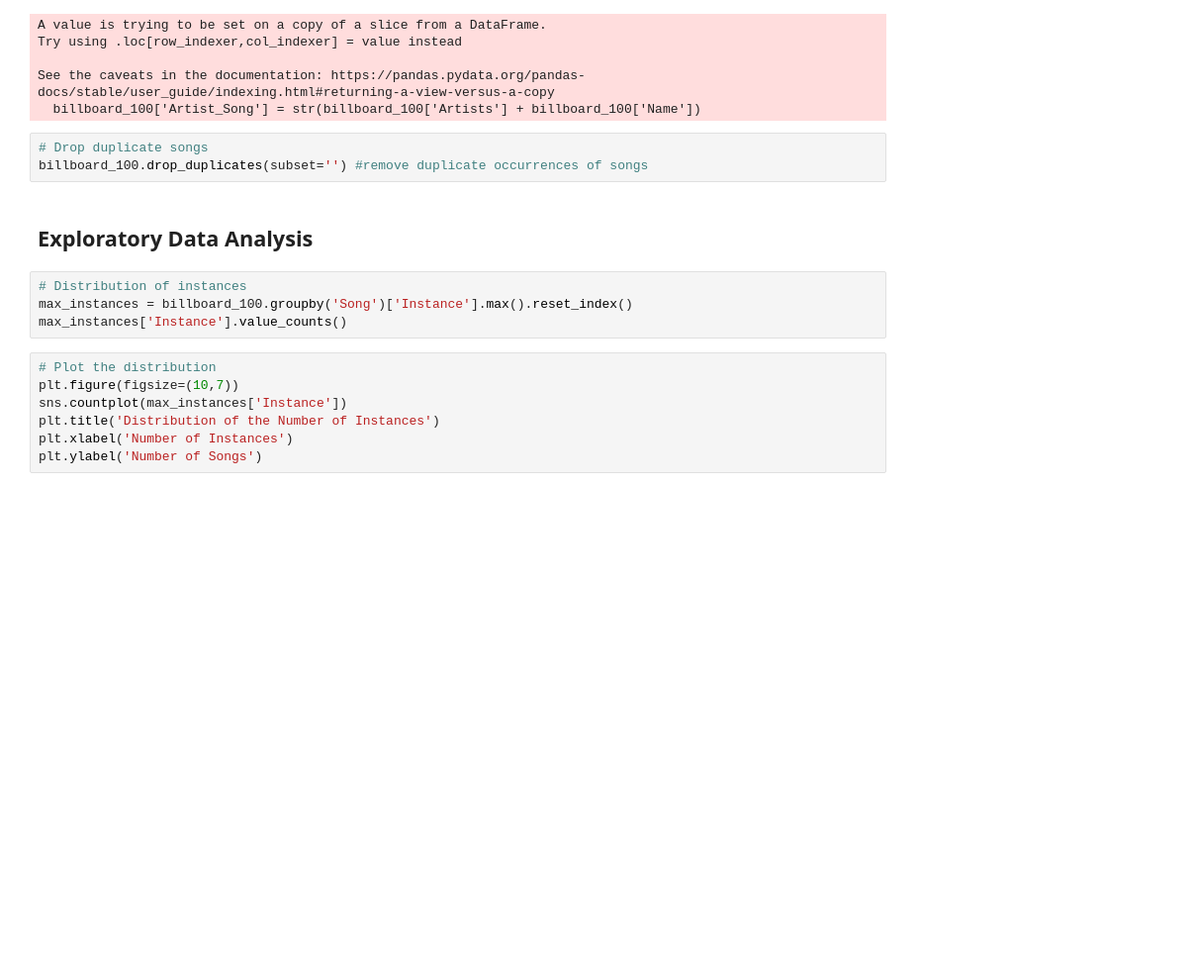
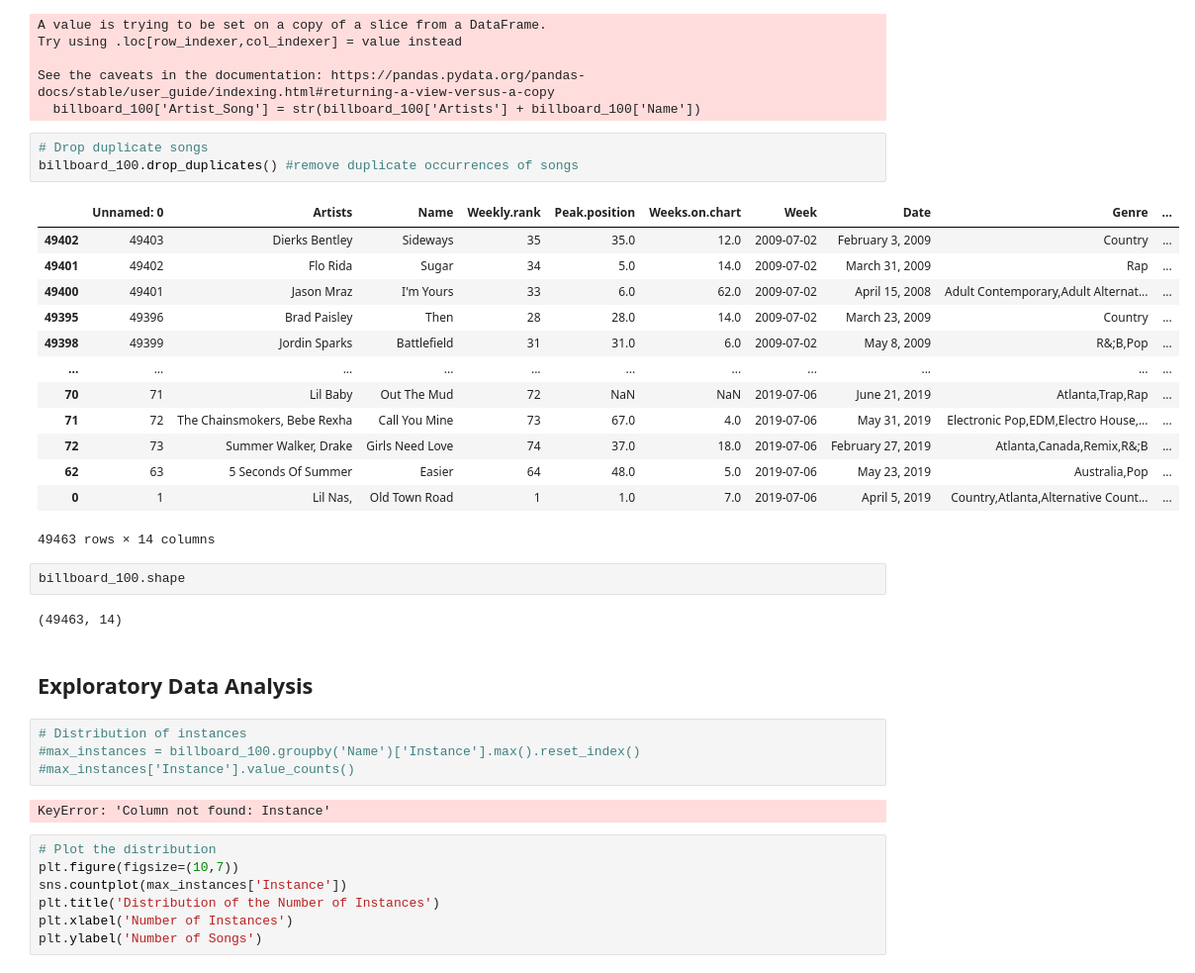
Before and after one commit to catbaker3/final, a Jupyter notebook: Final- Alt Dataset.ipynb, the cells around one changed output. Shown at 99% size. Cells and saved outputs as stored; diff of their text form; blank space fills up the shorter version.

```diff
--- a/Final- Alt Dataset.ipynb
+++ b/Final- Alt Dataset.ipynb
@@ -153,13 +153,33 @@ See the caveats in the documentation: https://pandas.pydata.org/pandas-docs/stab
   billboard_100['Artist_Song'] = str(billboard_100['Artists'] + billboard_100['Name'])
 # %%
 # Drop duplicate songs
-billboard_100.drop_duplicates(subset='') #remove duplicate occurrences of songs
+billboard_100.drop_duplicates() #remove duplicate occurrences of songs
+# %% [output]
+|  | Unnamed: 0 | Artists | Name | Weekly.rank | Peak.position | Weeks.on.chart | Week | Date | Genre | ... |
+| 49402 | 49403 | Dierks Bentley | Sideways | 35 | 35.0 | 12.0 | 2009-07-02 | February 3, 2009 | Country | ... |
+| 49401 | 49402 | Flo Rida | Sugar | 34 | 5.0 | 14.0 | 2009-07-02 | March 31, 2009 | Rap | ... |
+| 49400 | 49401 | Jason Mraz | I'm Yours | 33 | 6.0 | 62.0 | 2009-07-02 | April 15, 2008 | Adult Contemporary,Adult Alternat... | ... |
+| 49395 | 49396 | Brad Paisley | Then | 28 | 28.0 | 14.0 | 2009-07-02 | March 23, 2009 | Country | ... |
+| 49398 | 49399 | Jordin Sparks | Battlefield | 31 | 31.0 | 6.0 | 2009-07-02 | May 8, 2009 | R&;B,Pop | ... |
+| ... | ... | ... | ... | ... | ... | ... | ... | ... | ... | ... |
+| 70 | 71 | Lil Baby | Out The Mud | 72 | NaN | NaN | 2019-07-06 | June 21, 2019 | Atlanta,Trap,Rap | ... |
+| 71 | 72 | The Chainsmokers, Bebe Rexha | Call You Mine | 73 | 67.0 | 4.0 | 2019-07-06 | May 31, 2019 | Electronic Pop,EDM,Electro House,... | ... |
+| 72 | 73 | Summer Walker, Drake | Girls Need Love | 74 | 37.0 | 18.0 | 2019-07-06 | February 27, 2019 | Atlanta,Canada,Remix,R&;B | ... |
+| 62 | 63 | 5 Seconds Of Summer | Easier | 64 | 48.0 | 5.0 | 2019-07-06 | May 23, 2019 | Australia,Pop | ... |
+| 0 | 1 | Lil Nas, | Old Town Road | 1 | 1.0 | 7.0 | 2019-07-06 | April 5, 2019 | Country,Atlanta,Alternative Count... | ... |
+49463 rows × 14 columns
+# %%
+billboard_100.shape
+# %% [output]
+(49463, 14)
 # %% [markdown]
 ## Exploratory Data Analysis
 # %%
 # Distribution of instances
-max_instances = billboard_100.groupby('Song')['Instance'].max().reset_index()
-max_instances['Instance'].value_counts()
+#max_instances = billboard_100.groupby('Name')['Instance'].max().reset_index()
+#max_instances['Instance'].value_counts()
+# %% [output]
+KeyError: 'Column not found: Instance'
 # %%
 # Plot the distribution
 plt.figure(figsize=(10,7))
```
Also changed, not shown: parts of 20 cells of this notebook.
